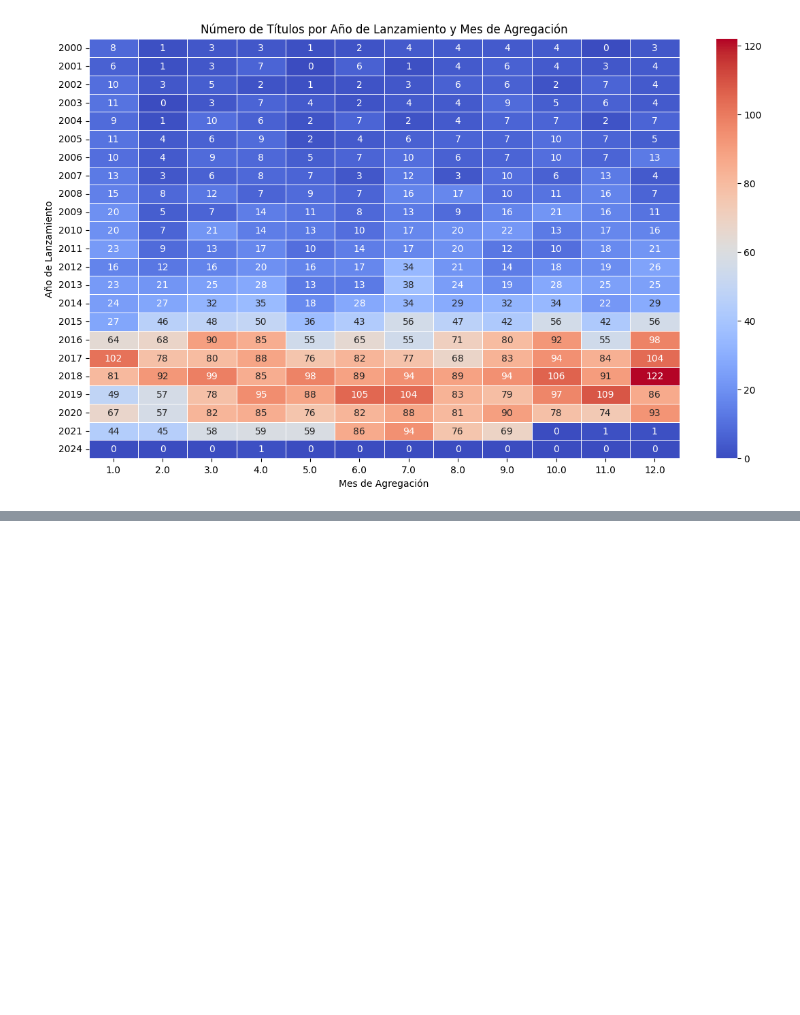
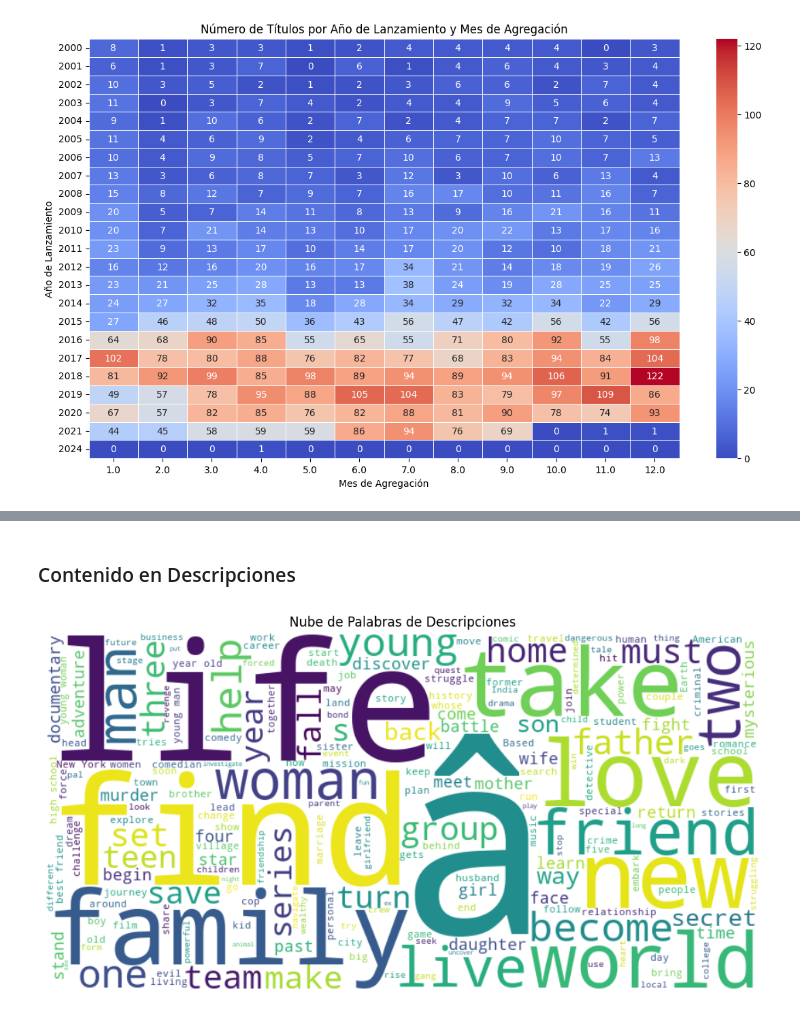
Before and after one commit to leandroabritez/Netflix-Movies-and-TV-Shows, a Jupyter notebook: 3.Análisis.ipynb, the cells around one changed output, grey strips where cells are left out. Saved outputs shown, nothing was run; the diff lists cells and outputs as text; code cells hidden in the pictures; blank space fills up the shorter version.

```diff
--- a/3.Análisis.ipynb
+++ b/3.Análisis.ipynb
@@ -254,0 +305,23 @@ plt.show()
+# %% [markdown]
+### Contenido en Descripciones
+# %%
+# Concatenar todas las descripciones en una sola cadena de texto
+text = ' '.join(df['description'].dropna())
+
+# Generar la nube de palabras
+wordcloud = WordCloud(
+    background_color='white',
+    width=800,
+    height=400,
+    colormap='viridis',  # Puedes cambiar la paleta de colores
+    stopwords=set(WordCloud().stopwords)  # Eliminar palabras comunes en inglés
+).generate(text)
+
+# Mostrar la nube de palabras
+plt.figure(figsize=(12, 6))
+plt.imshow(wordcloud, interpolation='bilinear')
+plt.axis('off')
+plt.title('Nube de Palabras de Descripciones')
+plt.show()
+# %% [output]
+[figure, added]
```
Also changed, not shown: parts of 21 cells of this notebook, 4 other files.
